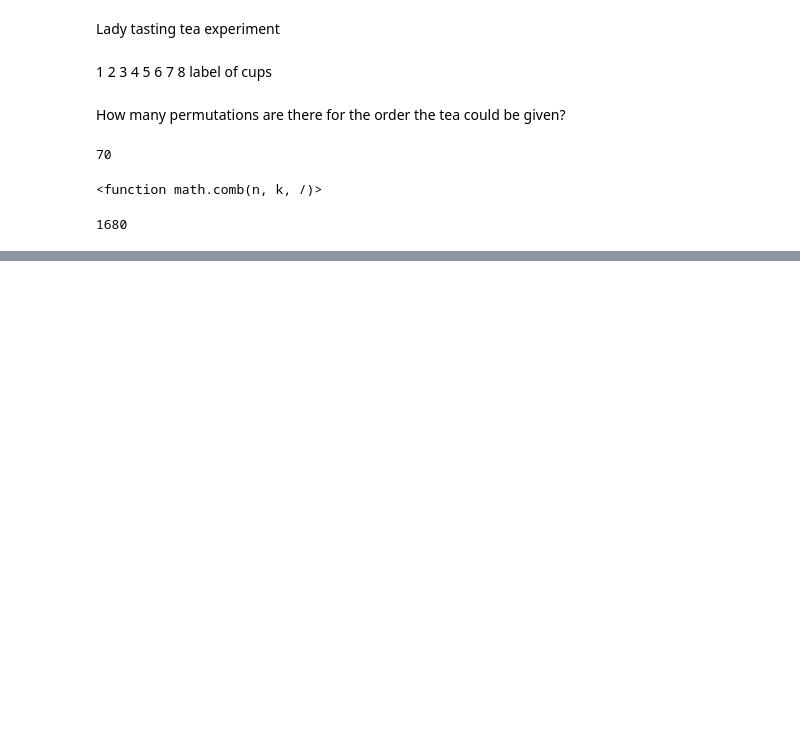
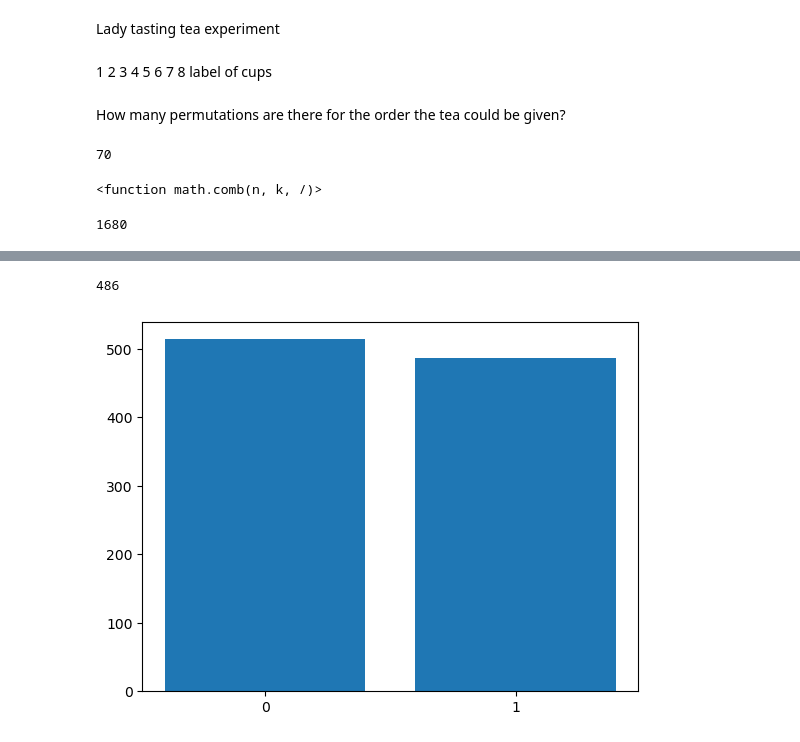
Before and after one commit to Kevin002023/applied_statistics, a Jupyter notebook: roughwork.ipynb, the cells around one changed output, grey strips where cells are left out. Drawn from its saved outputs; the diff is of its cells as text; code cells hidden in the pictures; blank space fills up the shorter version.

```diff
--- a/roughwork.ipynb
+++ b/roughwork.ipynb
@@ -36,0 +48,5 @@ ways_ordered
+# %%
+# Flip a coin multiple times
+
+flips = np.random.binomial(1, 0.5, 1000)
+flips
@@ -36,0 +71,22 @@ ways_ordered
+# %%
+#number of heads
+
+heads = flips.sum()
+heads
+# %% [output]
+486
+# %%
+#Bar chart
+
+fig, ax = plt.subplots()
+
+ax.bar ([0,1], [1000 - heads, heads])
+
+#add x labels
+ax.set_xticks([0, 1])
+#ax.set_xticklabels(['Tails', 'Heads'])
+
+ax.set_xlabel = ('No. of heads');
+ax.set_ylabel = ('Count');
+# %% [output]
+[figure, added]
```
Also changed, not shown: parts of 15 cells of this notebook, 1 other file.
